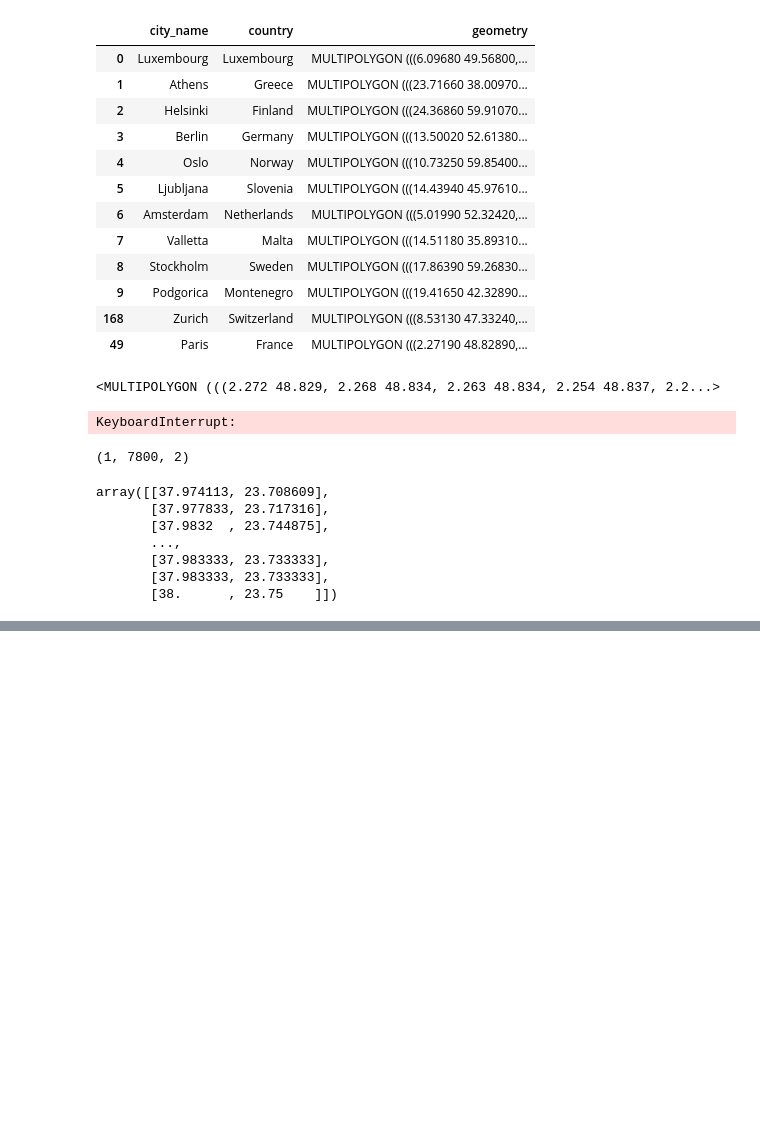
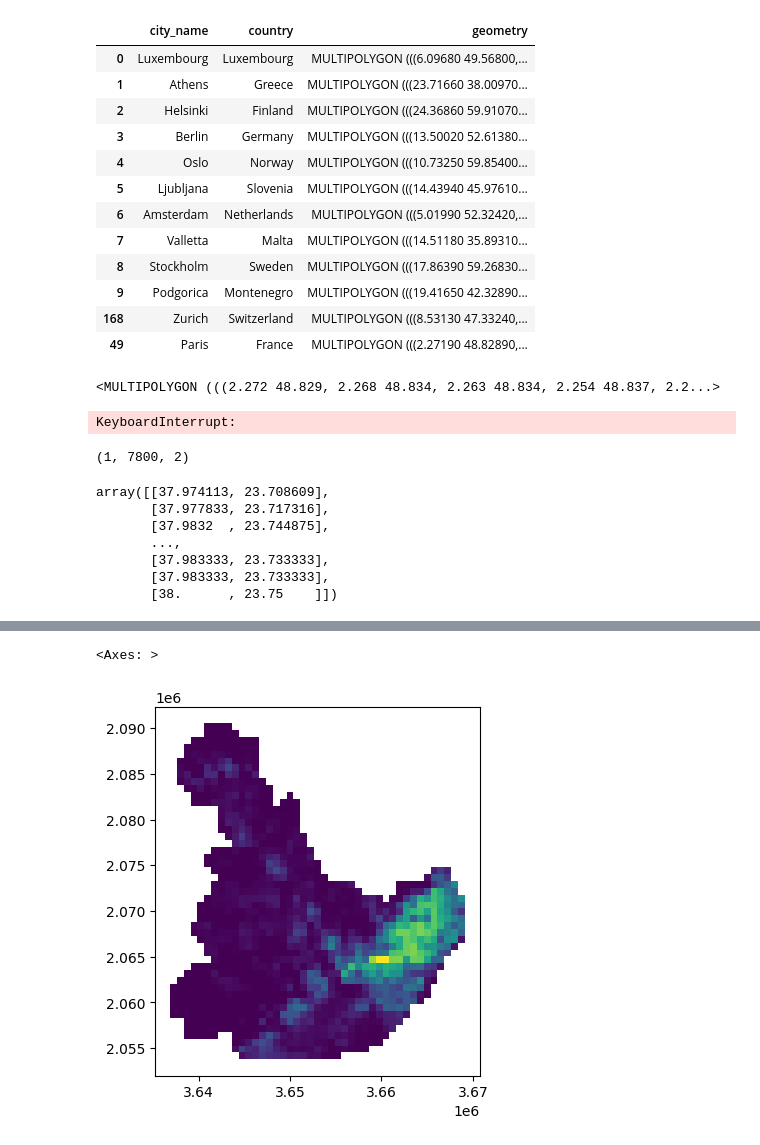
Before and after one commit to zilikons/demeter, a Jupyter notebook: notebooks/zilikons_extra_y.ipynb, the cells around one changed output, grey strips where cells are left out. Saved outputs shown, nothing was run; the diff lists cells and outputs as text; code cells hidden in the pictures; blank space fills up the shorter version.

```diff
--- a/notebooks/zilikons_extra_y.ipynb
+++ b/notebooks/zilikons_extra_y.ipynb
@@ -244,0 +182,3 @@ def filter_csv_to_geojson(csv_path, bbox):
+# %%
+european_capitals = gpd.read_file('../raw_data/raw_countries/gadm41_ESP_3.json')
+european_capitals[european_capitals['NAME_2']=='Barcelona']
@@ -244,0 +201,5 @@ def filter_csv_to_geojson(csv_path, bbox):
+# %%
+barcelona = european_capitals[european_capitals['NAME_3']=='n.a.(37)']
+barcelona = barcelona[['NAME_2','COUNTRY','geometry']]
+barcelona.columns = ['city_name','country','geometry']
+barcelona
@@ -277,0 +408,4 @@ athens_y
+# %%
+barcelona_class = raster2gdf('/Users/zilikons/code/zilikons/demeter/raw_data/raw_ce/barcelona_class_proc.tif')
+barcelona_pop = raster2gdf('/Users/zilikons/code/zilikons/demeter/raw_data/raw_ce/barcelona_pop_proc.tif')
+barcelona_pop
@@ -277,0 +443,3 @@ athens_y
+# %%
+barce_proc_pop = gpd2grid_features(barcelona_pop,barcelona,750,feature_name='pop')
+barce_proc_pop
@@ -277,0 +460,5 @@ athens_y
+# %%
+barce_proc_pop.plot(column='pop')
+# %% [output]
+<Axes: >
+[figure, added]
```
Also changed, not shown: parts of 87 cells of this notebook.
